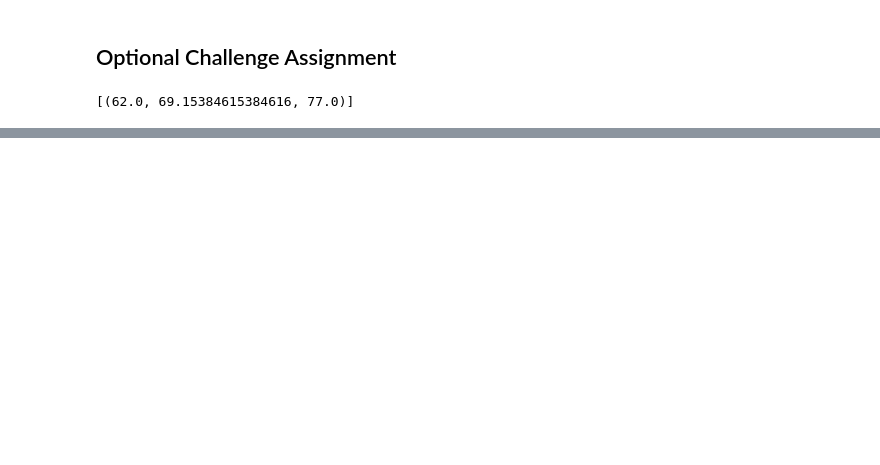
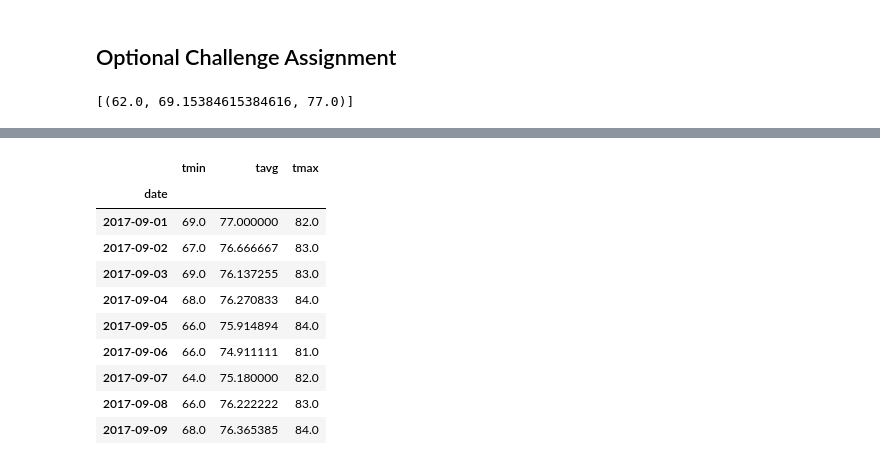
Before and after one commit to SarahPhilip/AdvancedSQL_Challenge, a Jupyter notebook: climate_starter.ipynb, the cells around one changed output, grey strips where cells are left out. Saved outputs shown, nothing was run; the diff lists cells and outputs as text; code cells hidden in the pictures; blank space fills up the shorter version.

```diff
--- a/climate_starter.ipynb
+++ b/climate_starter.ipynb
@@ -284,3 +293,13 @@ def daily_normals(date):
 daily_normals("01-01")
 # %% [output]
 [(62.0, 69.15384615384616, 77.0)]
+# %%
+trip_dates = pd.date_range(start_date, end_date, freq='D')
+print(trip_dates)
+month_day = trip_dates.strftime("%m-%d")
+print(month_day)
+normals = []
+for date in month_day:
+    normals.append(*daily_normals(date))
+
+normals
@@ -306,2 +334,20 @@ daily_normals("01-01")
+# %%
+daily_normals_df = pd.DataFrame()
+daily_normals_df = pd.DataFrame(normals,
+                                     index=trip_dates, columns=[ 'tmin', 'tavg', 'tmax'])
+daily_normals_df.index.name = 'date'
+daily_normals_df
+# %% [output]
+|  | tmin | tavg | tmax |
+| date |  |  |  |
+| 2017-09-01 | 69.0 | 77.000000 | 82.0 |
+| 2017-09-02 | 67.0 | 76.666667 | 83.0 |
+| 2017-09-03 | 69.0 | 76.137255 | 83.0 |
+| 2017-09-04 | 68.0 | 76.270833 | 84.0 |
+| 2017-09-05 | 66.0 | 75.914894 | 84.0 |
+| 2017-09-06 | 66.0 | 74.911111 | 81.0 |
+| 2017-09-07 | 64.0 | 75.180000 | 82.0 |
+| 2017-09-08 | 66.0 | 76.222222 | 83.0 |
+| 2017-09-09 | 68.0 | 76.365385 | 84.0 |
 # %%
 # Load the previous query results into a Pandas DataFrame and add the `trip_dates` range as the `date` index
```
Also changed, not shown: parts of 13 cells of this notebook, 1 other file.
